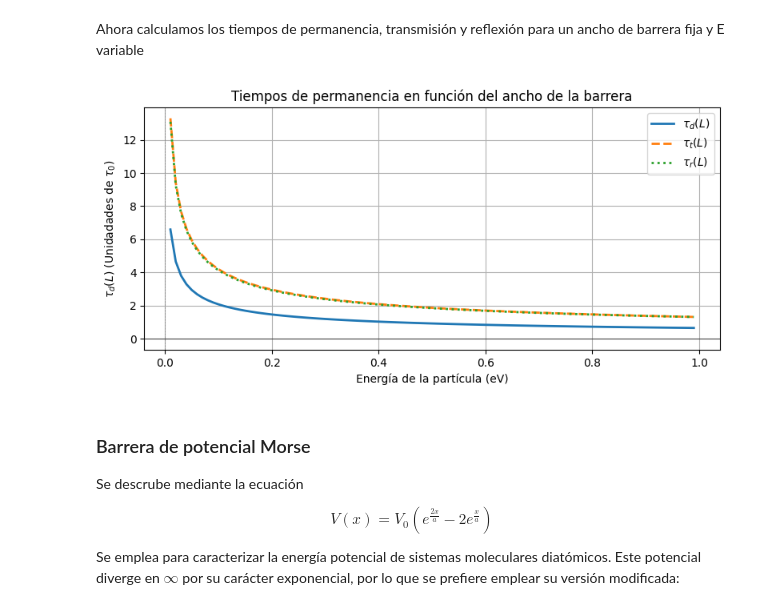
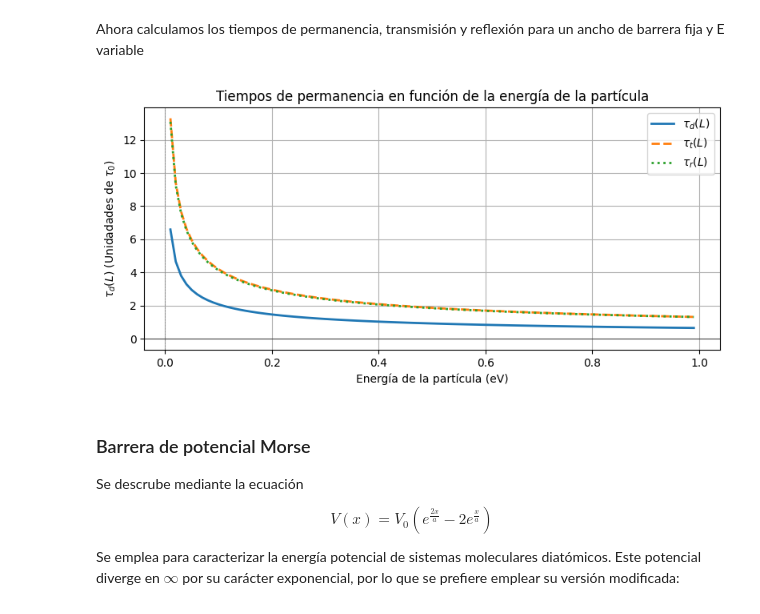
Before and after one commit to CR0NX73/Quantum-Tunnelling-Times, a Jupyter notebook: potenciales.ipynb, the cells around one changed output. Drawn from its saved outputs; the diff is of its cells as text; code cells hidden in the pictures.

```diff
--- a/potenciales.ipynb
+++ b/potenciales.ipynb
@@ -372,21 +371,21 @@ tau_r = np.array([m/(hbar*k_E(E_))*integrals[index] / R_c(E_) for index, E_ in e
 # %%
 #Se grafican los resultados en función del ancho de la barrera
 plt.figure(figsize=(8, 4))
 plt.plot(E_values, tau_d_E/tau_0, linestyle = '-', label = r"$\tau_d(L)$", lw=2) # Gráfica de tau_d
 plt.plot(E_values, tau_t/tau_0, linestyle = '--',label = r"$\tau_t(L)$", lw=2) # Gráfica de tau_t
 plt.plot(E_values, tau_r/tau_0, linestyle = ':',label = r"$\tau_r(L)$", lw=2) # Gráfica de tau_r
 
-plt.title('Tiempos de permanencia en función del ancho de la barrera')
+plt.title('Tiempos de permanencia en función de la energía de la partícula')
 plt.xlabel(r'Energía de la partícula (eV)')
 plt.ylabel(r'$\tau_d(L)$ (Unidadades de $\tau_0$)')
 plt.legend()
 plt.grid(True)
 plt.axhline(0, color='black', lw=0.5)
 plt.axvline(0, color='gray', linestyle='--', lw=0.5)
 plt.tight_layout()
 plt.show()
 # %% [output]
-[figure, old version]
+[figure, new version]
 # %% [markdown]
 <h3>Barrera de potencial Morse </h3>
 
```
Also changed, not shown: parts of 9 cells of this notebook.
